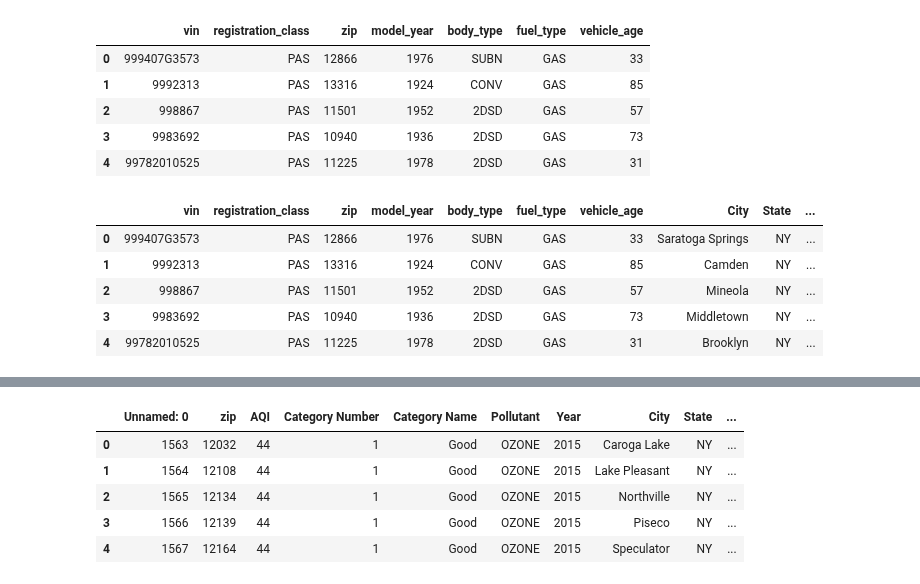
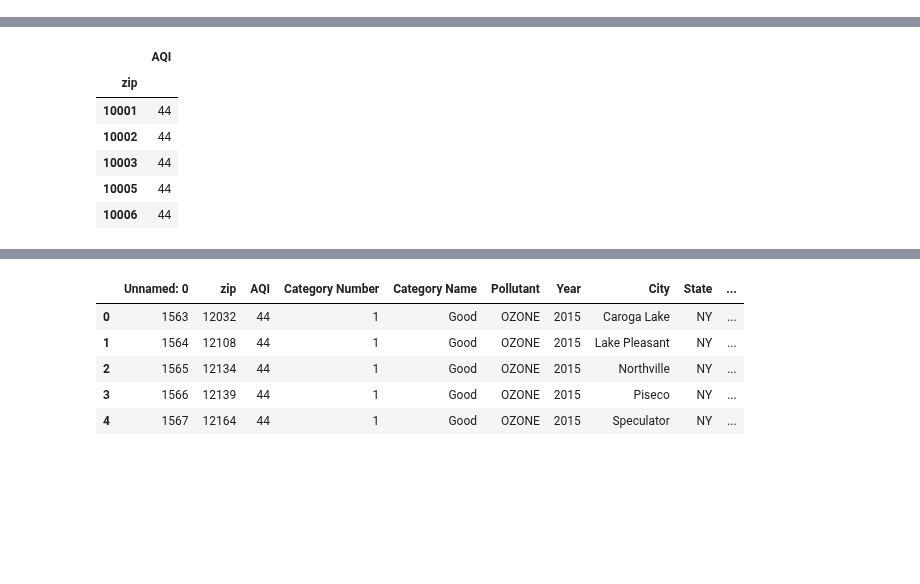
Before and after one commit to paloni-dotcom/Se7en, a Jupyter notebook: AQI_by_zipcode.ipynb, the cells around one changed output, grey strips where cells are left out. Cells and saved outputs as stored; diff of their text form; code cells hidden in the pictures; blank space fills up the shorter version.

```diff
--- a/AQI_by_zipcode.ipynb
+++ b/AQI_by_zipcode.ipynb
@@ -57,33 +51,3 @@ vehicle_year_df.head()
-# %%
-#calculating vehicle age till 2009 by model year
-veh_age = 2009 - vehicle_year_df['model_year'].astype(int)
-
-#creating new data frame with new column for vehicle_age
-new_vehicle_df = pd.DataFrame(vehicle_year_df)
-new_vehicle_df['vehicle_age'] = veh_age
-new_vehicle_df.head()
-# %% [output]
-|  | vin | registration_class | zip | model_year | body_type | fuel_type | vehicle_age |
-| 0 | 999407G3573 | PAS | 12866 | 1976 | SUBN | GAS | 33 |
-| 1 | 9992313 | PAS | 13316 | 1924 | CONV | GAS | 85 |
-| 2 | 998867 | PAS | 11501 | 1952 | 2DSD | GAS | 57 |
-| 3 | 9983692 | PAS | 10940 | 1936 | 2DSD | GAS | 73 |
-| 4 | 99782010525 | PAS | 11225 | 1978 | 2DSD | GAS | 31 |
-# %%
-#merge dataframes vehicle by age and zip coordinates
-car_density_df = pd.merge(new_vehicle_df, zip_df, on=['zip','zip'], how="left")
-
-
-#take care of NaN velue
-car_density_df = car_density_df.dropna()
-car_density_df.head()
-# %% [output]
-|  | vin | registration_class | zip | model_year | body_type | fuel_type | vehicle_age | City | State | ... |
-| 0 | 999407G3573 | PAS | 12866 | 1976 | SUBN | GAS | 33 | Saratoga Springs | NY | ... |
-| 1 | 9992313 | PAS | 13316 | 1924 | CONV | GAS | 85 | Camden | NY | ... |
-| 2 | 998867 | PAS | 11501 | 1952 | 2DSD | GAS | 57 | Mineola | NY | ... |
-| 3 | 9983692 | PAS | 10940 | 1936 | 2DSD | GAS | 73 | Middletown | NY | ... |
-| 4 | 99782010525 | PAS | 11225 | 1978 | 2DSD | GAS | 31 | Brooklyn | NY | ... |
 # %%
 fig = gmaps.figure(map_type="HYBRID")
 
@@ -102,3 +66,19 @@ fig.add_layer(heat_layer)
 fig
 # %% [output]
 [interactive output not drawn]
+# %%
+# Filter the DataFrame down only to those columns to chart
+AQI_and_Zip = new_aqi_df[["zip","AQI"]]
+
+# Set the index
+AQI_and_Zip = AQI_and_Zip.set_index("zip")
+
+AQI_and_Zip.head()
+# %% [output]
+|  | AQI |
+| zip |  |
+| 10001 | 44 |
+| 10002 | 44 |
+| 10003 | 44 |
+| 10005 | 44 |
+| 10006 | 44 |
```
Also changed, not shown: parts of 5 cells of this notebook, 1 other file.
